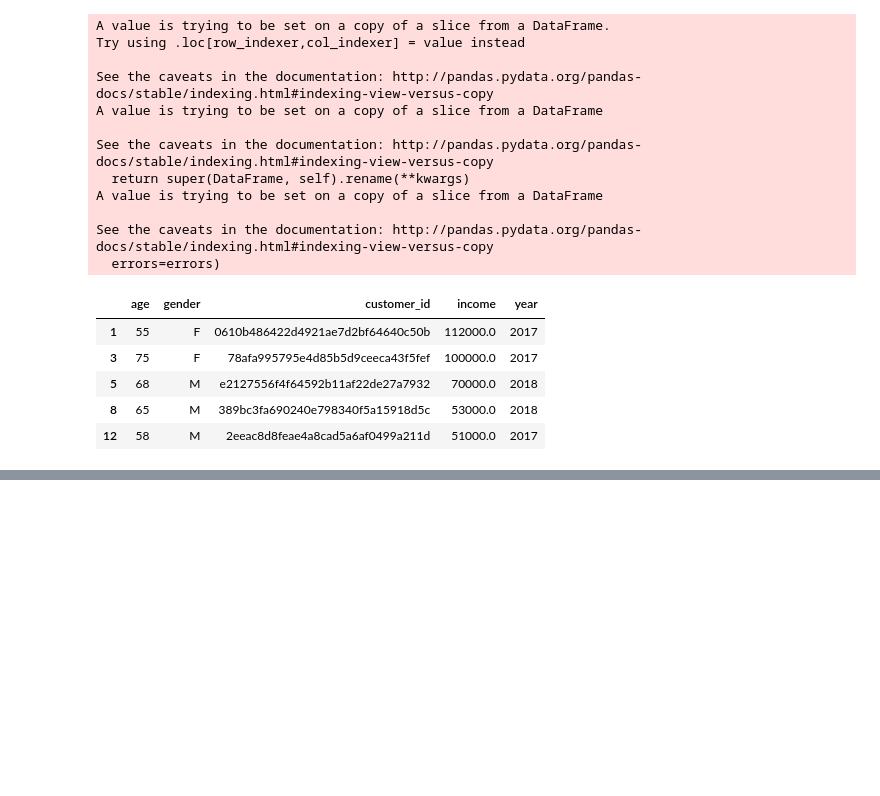
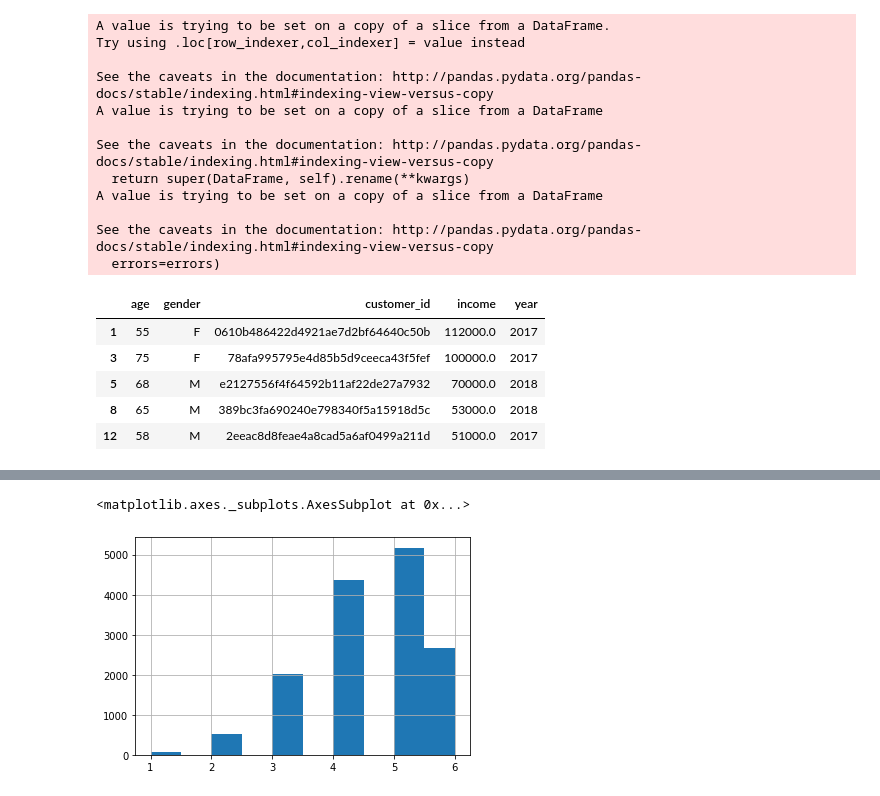
Before and after one commit to sharvaridhote/DataScience-Capstone-Udacity, a Jupyter notebook: Starbucks_Capstone_notebook.ipynb, the cells around one changed output, grey strips where cells are left out. Saved outputs shown, nothing was run; the diff lists cells and outputs as text; code cells hidden in the pictures; blank space fills up the shorter version.

Commit message:
Modified and added customer segmentation

```diff
--- a/Starbucks_Capstone_notebook.ipynb
+++ b/Starbucks_Capstone_notebook.ipynb
@@ -319,7 +303,7 @@ def profile_clean(profile):
         profile: DataFrame containing offer ids and meta data about
                    each offer (duration, type, etc.)
     OUTPUT:
-        profile_df: clean and transformed profile DataFrame
+        profile: clean and transformed profile DataFrame
     """
 
 
@@ -363,7 +361,7 @@ profile_df.head()
 # %%
 # cleaning function transcript
-# credit -  https://stackoverflow.com/questions/43133605/convert-integer-yyyymmdd-to-date-format-mm-dd-yyyy-in-python
-
+# credit - https://stackoverflow.com/questions/58383927/convert-series-of-dict-and-concat-to-dataframe
+#https://stackoverflow.com/questions/38134012/pandas-dataframe-fillna-only-some-columns-in-place
 
 def transcript_clean(transcript):
 
@@ -374,12 +372,21 @@ def transcript_clean(transcript):
         transcript: DataFrame containing records of transaction, customer id, time and value
                    each offer (duration, type, etc.)
     OUTPUT:
-        transcript_df: clean and transformed transcript DataFrame
+        transcript: clean and transformed transcript DataFrame
     """
     # value column contains disctionary with amount, reward and offer id
-    transcript = pd.concat([transcript, transcript['value'].apply(pd.Series)], axis = 1).drop('value', axis = 1)
+    # it results in nan columns which we will clean later
+    transcript = pd.concat([transcript, transcript['value'].apply(pd.Series)], axis = 1)
 
-    profile.rename(columns={'id':'customer_id'}, inplace =True)
-    profile.drop(['date_time', 'became_member_on'], axis=1,inplace=True)
+    # we will delete offer_id column , it contains duplicate/missing information from offer id related to reward -
+    #we can fill that information from offer_id column - reward offer id
+    transcript['offer_id'].fillna(transcript['offer id'],inplace=True)
+    transcript.rename(columns={'person':'customer_id'}, inplace =True)
+    transcript.drop(['value', 'offer id'], axis=1,inplace=True)
+    #convert number of days - time column to
+    transcript['time'] = transcript['time']/24
+
 
     return transcript
+# %%
+transcript_df=transcript_clean(transcript)
@@ -385,0 +402,3 @@ def transcript_clean(transcript):
+# %%
+temp_df = pd.merge(transcript_df, profile_df, on='customer_id')
+df_final = pd.merge(temp_df, portfolio_df, on='offer_id', how='left')
@@ -385,0 +432,5 @@ def transcript_clean(transcript):
+# %%
+df_final[df_final['event']=='offer received'].groupby('customer_id')['event'].count().hist()
+# %% [output]
+<matplotlib.axes._subplots.AxesSubplot at 0x...>
+[figure, added]
```
Also changed, not shown: parts of 45 cells of this notebook.
